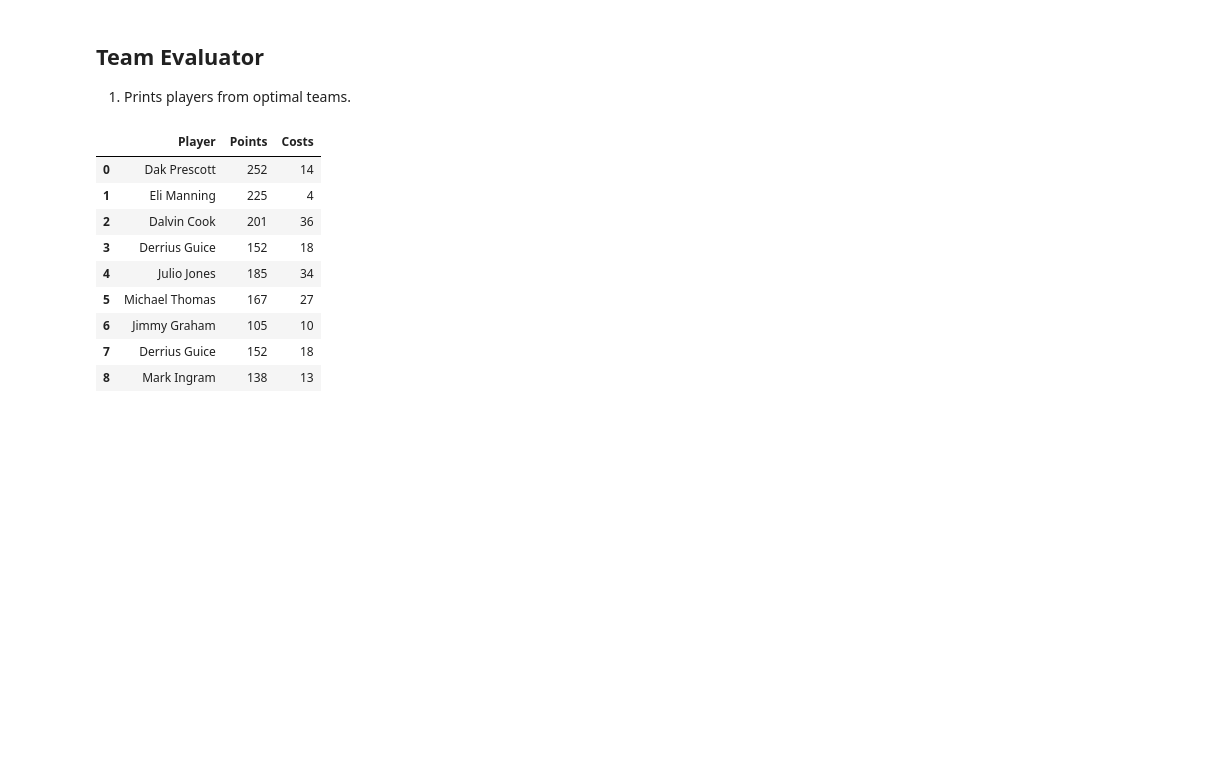
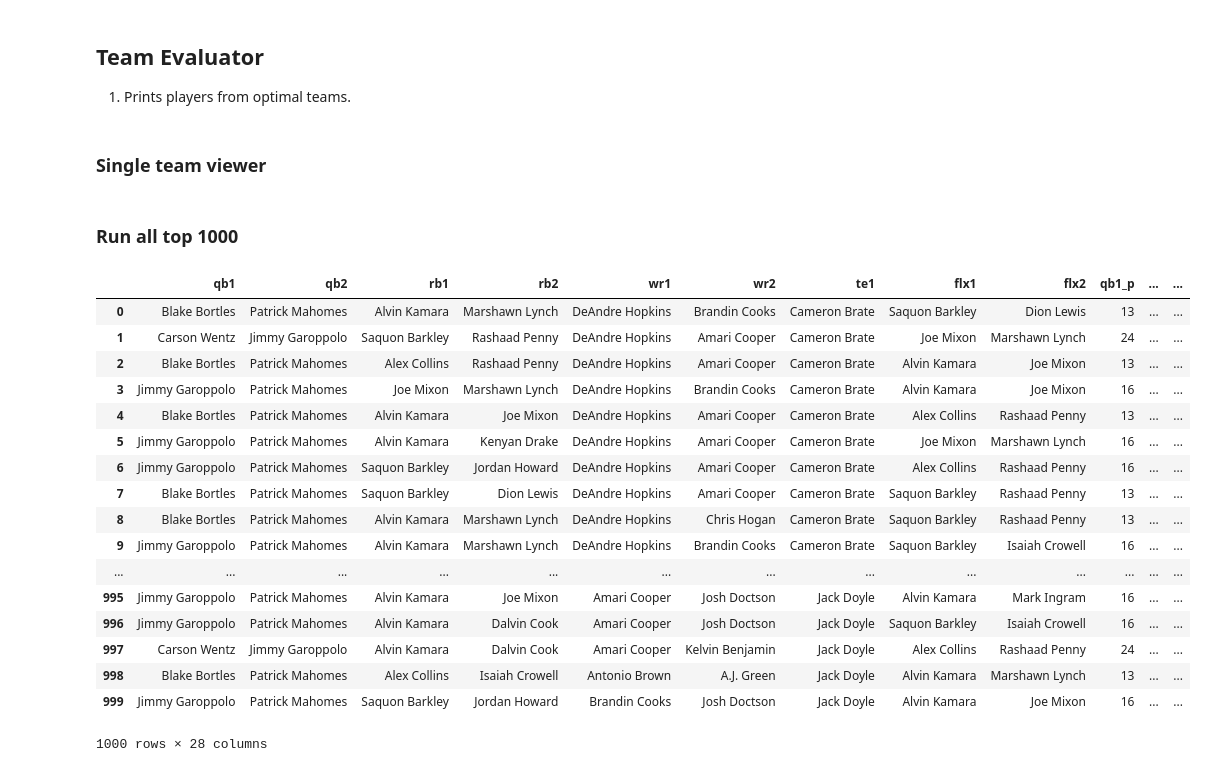
Before and after one commit to flint-hasset/Fantasy-Football, a Jupyter notebook: Fantasy Football VBD Model.ipynb, the cells around one changed output. Cells and saved outputs as stored; diff of their text form; code cells hidden in the pictures; blank space fills up the shorter version.

Commit message:
Updated valuations, plus exporter for top 1000 teams

```diff
--- a/Fantasy Football VBD Model.ipynb
+++ b/Fantasy Football VBD Model.ipynb
@@ -223,8 +278,8 @@ df_op['Auction Value'].where(np.logical_and(df_op['Pos']=='RB', df_op['Auction V
 #numberOfRows = (qb_max-qb_min)+(rb_max-rb_min)+(wr_max-wr_min)+(flex_max-flex_min)+(te_max-te_min)
 # create dataframe
 #df_pairs = pd.DataFrame(index=np.arange(0, numberOfRows), columns=('Index','Lookup','Player1', 'Player2', 'Total Pts', 'Total Cost','P1 Cost','P2 Cost','P1 Pts','P2 Pts') )
+
 df_pairs = pd.DataFrame(columns=('Index','Lookup','Player1', 'Player2', 'Total Pts', 'Total Cost','P1 Cost','P2 Cost','P1 Pts','P2 Pts') )
-
 
 # now fill it up row by row
 #loc or iloc both work here since the index is natural numbers
@@ -232,14 +287,18 @@ for x in range(qb_min,qb_max):
     i = x - qb_min
     df_pairs.loc[i] = list(optimal_split_viewer('QB',int(x/qb_adjust)))
 for x in range(rb_min,rb_max):
-    i = len(df_pairs)+x-rb_min
+    i = len(df_pairs)+1
     df_pairs.loc[i] = list(optimal_split_viewer('RB',x))
 for x in range(wr_min,wr_max):
-    i = len(df_pairs)+x-wr_min
+    i = len(df_pairs)+1
     df_pairs.loc[i] = list(optimal_split_viewer('WR',x))
 for x in range(flex_min,flex_max):
-    i = len(df_pairs)+x-flex_min
+    i = len(df_pairs)+1
     df_pairs.loc[i] = list(optimal_split_viewer('Flex',x))
+
+
+
+df_pairs.set_index('Lookup', inplace=True)
 # %%
 # Create list of position budgets, calculate full state at once.
 # Loop below DOESNT use optimal_split.
@@ -257,7 +316,7 @@ for qx in range(qb_min,min(qb_max,rem_budget),incr):
             for fx in range(flex_min,min(flex_max,int(rem_budget-(rx+qx+wx+te_min))),incr):
                 for tx in range(te_min,min(te_max,int(rem_budget-(rx+qx+wx+fx))),incr):
                     splits = [qx,rx,wx,fx,tx]
-                    if sum(splits)>170:
+                    if sum(splits)>175:
                         splits_list.append(splits)
 
 
@@ -349,7 +399,15 @@ df_results.to_csv(r'C:\Users\stefa\OneDrive\Documents\Analysis Projects\Fantasy
 # %% [markdown]
 ## Team Evaluator
 1. Prints players from optimal teams.
+# %%
+df_results =  pd.DataFrame(np.column_stack([splits_list_total_pts,splits_list]),columns=['Team_Pts','qb','rb','wr','flex','te'])
+df_results = df_results.where(df_results['flex']<df_results['rb']+df_results['wr']).dropna()
+df_results = df_results.sort_values('Team_Pts',ascending=False).iloc[:1000,:]
+#df_results.to_csv(r'C:\Users\stefa\OneDrive\Documents\Analysis Projects\Fantasy Modeling\Football\2018 Data\Results.csv')
+# %% [markdown]
+### Single team viewer
 # %%
+
 i = 310
 
 qbs = optimal_split_viewer('QB',splits_list[i][0])
@@ -360,20 +418,12 @@ te = df_op.iloc[df_op['Exp_PTS'].where(np.logical_and(df_op['Pos']=='TE', df_op[
 
 #df_team = pd.DataFrame(np.column_stack([pl1_list, pl2_list, points_list, cost_list,pl1_costlist,pl2costlist]),
 #                           columns=['Player1', 'Player2', 'Total Pts', 'Total Cost','P1 Cost','P2 Cost'])
-names=[qbs[1],qbs[2],rbs[1],rbs[2],wrs[1],wrs[2], te[1], flexs[1],flexs[2]]
-costs = [qbs[5],qbs[6],rbs[5],rbs[6],wrs[5],wrs[6], str(int(te[-3])), flexs[5],flexs[6]]
-points = [qbs[7],qbs[8],rbs[7],rbs[8],wrs[7],wrs[8], str(int(te[-8])), flexs[7],flexs[8]]
+names=[qbs[2],qbs[3],rbs[2],rbs[3],wrs[2],wrs[3], te[1], flexs[2],flexs[3]]
+costs = [qbs[6],qbs[7],rbs[6],rbs[7],wrs[6],wrs[7], str(int(te[-3])), flexs[6],flexs[7]]
+points = [qbs[8],qbs[9],rbs[8],rbs[9],wrs[8],wrs[9], str(int(te[-8])), flexs[8],flexs[9]]
+line_entry = [qbs[2],qbs[3],rbs[2],rbs[3],wrs[2],wrs[3], te[1], flexs[2],flexs[3],qbs[6],qbs[7],rbs[6],rbs[7],wrs[6],wrs[7], str(int(te[-3])), flexs[6],flexs[7],qbs[8],qbs[9],rbs[8],rbs[9],wrs[8],wrs[9], str(int(te[-8])), flexs[8],flexs[9]]
 
 df_team = pd.DataFrame(np.column_stack([names,points, costs]), columns=['Player', 'Points','Costs'])
 df_team
-# %% [output]
-|  | Player | Points | Costs |
-| 0 | Dak Prescott | 252 | 14 |
-| 1 | Eli Manning | 225 | 4 |
-| 2 | Dalvin Cook | 201 | 36 |
-| 3 | Derrius Guice | 152 | 18 |
-| 4 | Julio Jones | 185 | 34 |
-| 5 | Michael Thomas | 167 | 27 |
-| 6 | Jimmy Graham | 105 | 10 |
-| 7 | Derrius Guice | 152 | 18 |
-| 8 | Mark Ingram | 138 | 13 |
+# %% [markdown]
+### Run all top 1000
@@ -379,0 +432,37 @@ df_team
+# %%
+best_teams = [df_results.index.values]
+lines = []
+for x in range (0,1000):
+    i = best_teams[0][x]
+
+    qbs = optimal_split_viewer('QB',splits_list[i][0])
+    rbs = optimal_split_viewer('RB',splits_list[i][1])
+    wrs = optimal_split_viewer('WR',splits_list[i][2])
+    flexs = optimal_split_viewer('Flex',splits_list[i][3])
+    te = df_op.iloc[df_op['Exp_PTS'].where(np.logical_and(df_op['Pos']=='TE', df_op['Auction Value']<(splits_list[i][4]))).dropna().idxmax()]
+
+    team_pts = df_results.loc[i][0]
+    line_entry = [qbs[2],qbs[3],rbs[2],rbs[3],wrs[2],wrs[3], te[1], flexs[2],flexs[3],qbs[6],qbs[7],rbs[6],rbs[7],wrs[6],wrs[7], str(int(te[-3])), flexs[6],flexs[7],qbs[8],qbs[9],rbs[8],rbs[9],wrs[8],wrs[9], str(int(te[-8])), flexs[8],flexs[9],team_pts]
+    lines.append(line_entry)
+
+df_teams = pd.DataFrame(np.column_stack([lines]),columns=['qb1','qb2','rb1','rb2','wr1','wr2','te1','flx1','flx2','qb1_p','qb2_p','rb1_p','rb2_p','wr1_p','wr2_p','te1_p','flx1_p','flx2_p','qb1_c','qb2_c','rb1_c','rb2_c','wr1_c','wr2_c','te1_c','flx1_c','flx2_c','team_pts'])
+df_teams
+# %% [output]
+|  | qb1 | qb2 | rb1 | rb2 | wr1 | wr2 | te1 | flx1 | flx2 | qb1_p | ... | ... |
+| 0 | Blake Bortles | Patrick Mahomes | Alvin Kamara | Marshawn Lynch | DeAndre Hopkins | Brandin Cooks | Cameron Brate | Saquon Barkley | Dion Lewis | 13 | ... | ... |
+| 1 | Carson Wentz | Jimmy Garoppolo | Saquon Barkley | Rashaad Penny | DeAndre Hopkins | Amari Cooper | Cameron Brate | Joe Mixon | Marshawn Lynch | 24 | ... | ... |
+| 2 | Blake Bortles | Patrick Mahomes | Alex Collins | Rashaad Penny | DeAndre Hopkins | Amari Cooper | Cameron Brate | Alvin Kamara | Joe Mixon | 13 | ... | ... |
+| 3 | Jimmy Garoppolo | Patrick Mahomes | Joe Mixon | Marshawn Lynch | DeAndre Hopkins | Brandin Cooks | Cameron Brate | Alvin Kamara | Joe Mixon | 16 | ... | ... |
+| 4 | Blake Bortles | Patrick Mahomes | Alvin Kamara | Joe Mixon | DeAndre Hopkins | Amari Cooper | Cameron Brate | Alex Collins | Rashaad Penny | 13 | ... | ... |
+| 5 | Jimmy Garoppolo | Patrick Mahomes | Alvin Kamara | Kenyan Drake | DeAndre Hopkins | Amari Cooper | Cameron Brate | Joe Mixon | Marshawn Lynch | 16 | ... | ... |
+| 6 | Jimmy Garoppolo | Patrick Mahomes | Saquon Barkley | Jordan Howard | DeAndre Hopkins | Amari Cooper | Cameron Brate | Alex Collins | Rashaad Penny | 16 | ... | ... |
+| 7 | Blake Bortles | Patrick Mahomes | Saquon Barkley | Dion Lewis | DeAndre Hopkins | Amari Cooper | Cameron Brate | Saquon Barkley | Rashaad Penny | 13 | ... | ... |
+| 8 | Blake Bortles | Patrick Mahomes | Alvin Kamara | Marshawn Lynch | DeAndre Hopkins | Chris Hogan | Cameron Brate | Saquon Barkley | Rashaad Penny | 13 | ... | ... |
+| 9 | Jimmy Garoppolo | Patrick Mahomes | Alvin Kamara | Marshawn Lynch | DeAndre Hopkins | Brandin Cooks | Cameron Brate | Saquon Barkley | Isaiah Crowell | 16 | ... | ... |
+| ... | ... | ... | ... | ... | ... | ... | ... | ... | ... | ... | ... | ... |
+| 995 | Jimmy Garoppolo | Patrick Mahomes | Alvin Kamara | Joe Mixon | Amari Cooper | Josh Doctson | Jack Doyle | Alvin Kamara | Mark Ingram | 16 | ... | ... |
+| 996 | Jimmy Garoppolo | Patrick Mahomes | Alvin Kamara | Dalvin Cook | Amari Cooper | Josh Doctson | Jack Doyle | Saquon Barkley | Isaiah Crowell | 16 | ... | ... |
+| 997 | Carson Wentz | Jimmy Garoppolo | Alvin Kamara | Dalvin Cook | Amari Cooper | Kelvin Benjamin | Jack Doyle | Alex Collins | Rashaad Penny | 24 | ... | ... |
+| 998 | Blake Bortles | Patrick Mahomes | Alex Collins | Isaiah Crowell | Antonio Brown | A.J. Green | Jack Doyle | Alvin Kamara | Marshawn Lynch | 13 | ... | ... |
+| 999 | Jimmy Garoppolo | Patrick Mahomes | Saquon Barkley | Jordan Howard | Brandin Cooks | Josh Doctson | Jack Doyle | Alvin Kamara | Joe Mixon | 16 | ... | ... |
+1000 rows × 28 columns
```
Also changed, not shown: parts of 18 cells of this notebook.
